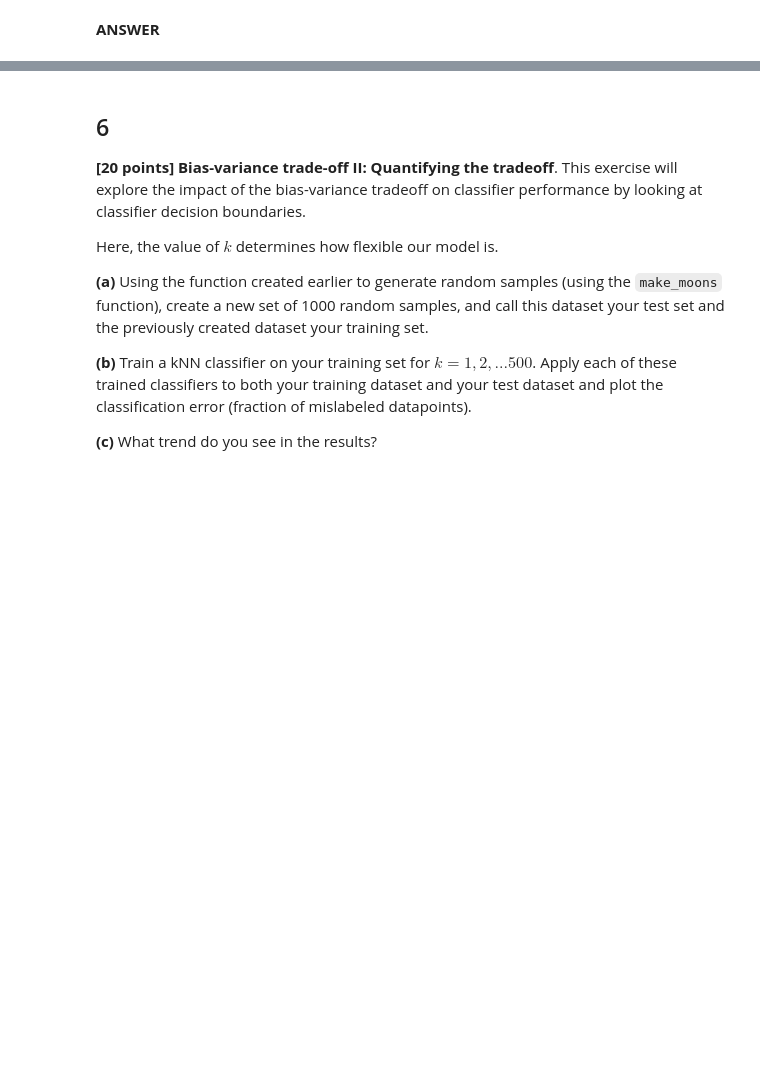
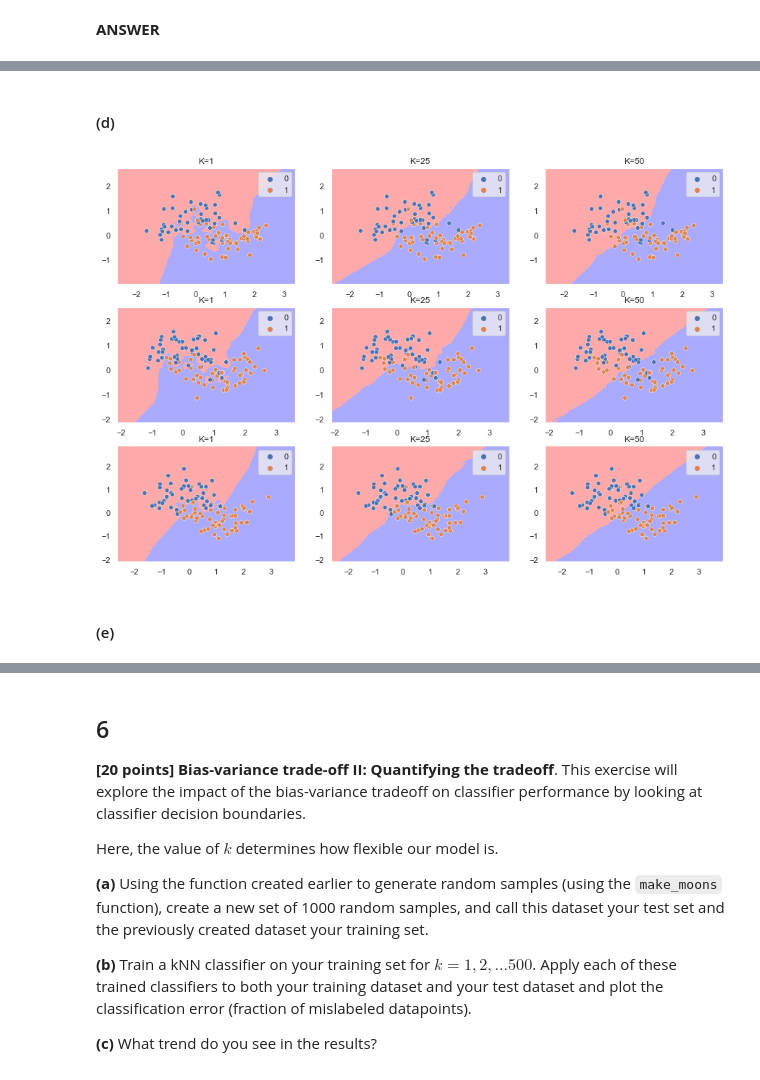
Before and after one commit to gamecicn/ids705, a Jupyter notebook: assignments/Assignment2/Assignment_2.ipynb, the cells around one changed output, grey strips where cells are left out. Drawn from its saved outputs; the diff is of its cells as text; code cells hidden in the pictures; blank space fills up the shorter version.

```diff
--- a/assignments/Assignment2/Assignment_2.ipynb
+++ b/assignments/Assignment2/Assignment_2.ipynb
@@ -286,0 +312,61 @@ less time than my method.
+# %%
+from sklearn.neighbors import KNeighborsClassifier
+
+K_value = [1, 25, 50]
+Sample_size = 100
+
+# Set random seed
+random.seed(123)
+
+# get random index
+sample_index_arr = [random.sample(range(0, 999), 100) for i in range(0, 3)]
+
+# generate KNN model
+knn_models_arr = [KNeighborsClassifier(n_neighbors = k) for k in K_value]
+# %% [markdown]
+#### (d)
+# %%
+from matplotlib.colors import ListedColormap
+
+step_size = .02
+
+col_index = -1
+row_index = -1
+
+fig = plt.figure(figsize=(15,10))
+
+for sample_index in sample_index_arr:
+    col_index += 1
+    row_index = -1
+
+    for model in knn_models_arr:
+        row_index += 1
+
+        X = X_train[sample_index, :]
+        y = y_train[sample_index]
+
+        model.fit(X, y)
+
+        # Plot the decision boundary.
+        x_min, x_max = X[:, 0].min() - 1, X[:, 0].max() + 1
+        y_min, y_max = X[:, 1].min() - 1, X[:, 1].max() + 1
+        xx, yy = np.meshgrid(np.arange(x_min, x_max, step_size),
+                             np.arange(y_min, y_max, step_size))
+        Z = model.predict(np.c_[xx.ravel(), yy.ravel()])
+
+        # Put the result into a color plot
+        Z = Z.reshape(xx.shape)
+
+        plt.subplot(3, 3, (3*col_index) + row_index + 1)
+
+        plt.pcolormesh(xx, yy, Z, cmap=cmap_light, shading='auto')
+        # Plot also the training points
+        #plt.scatter(X[:, 0], X[:, 1], c=y, cmap=cmap_bold)
+        sns.scatterplot(data=X, x=X[:, 0], y=X[:, 1], hue=y, palette="deep")
+        plt.xlim(xx.min(), xx.max())
+        plt.ylim(yy.min(), yy.max())
+        plt.title("K={}".format(K_value[row_index]))
+# %% [output]
+[figure, added]
+# %% [markdown]
+#### (e)
```
Also changed, not shown: parts of 8 cells of this notebook.
